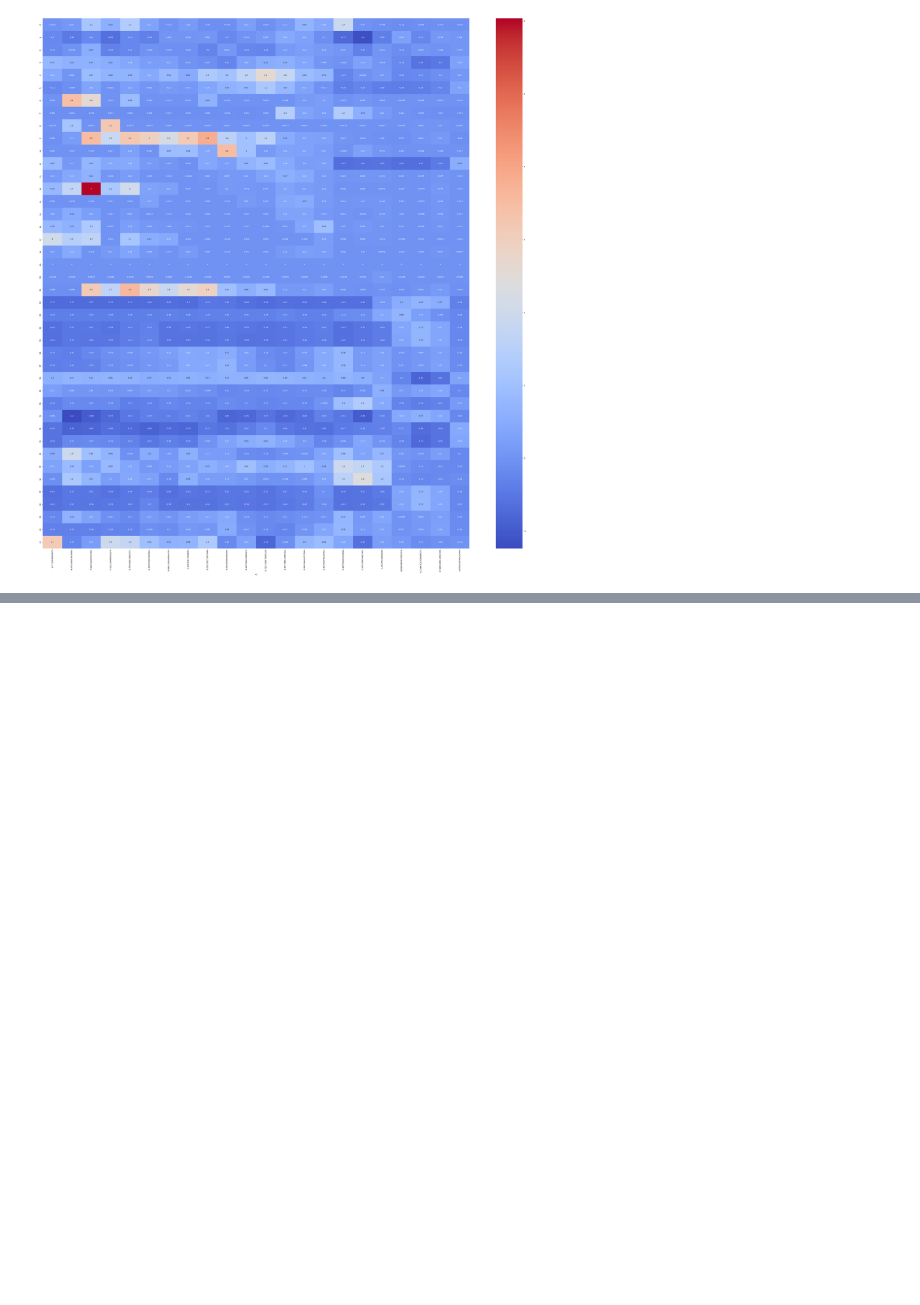
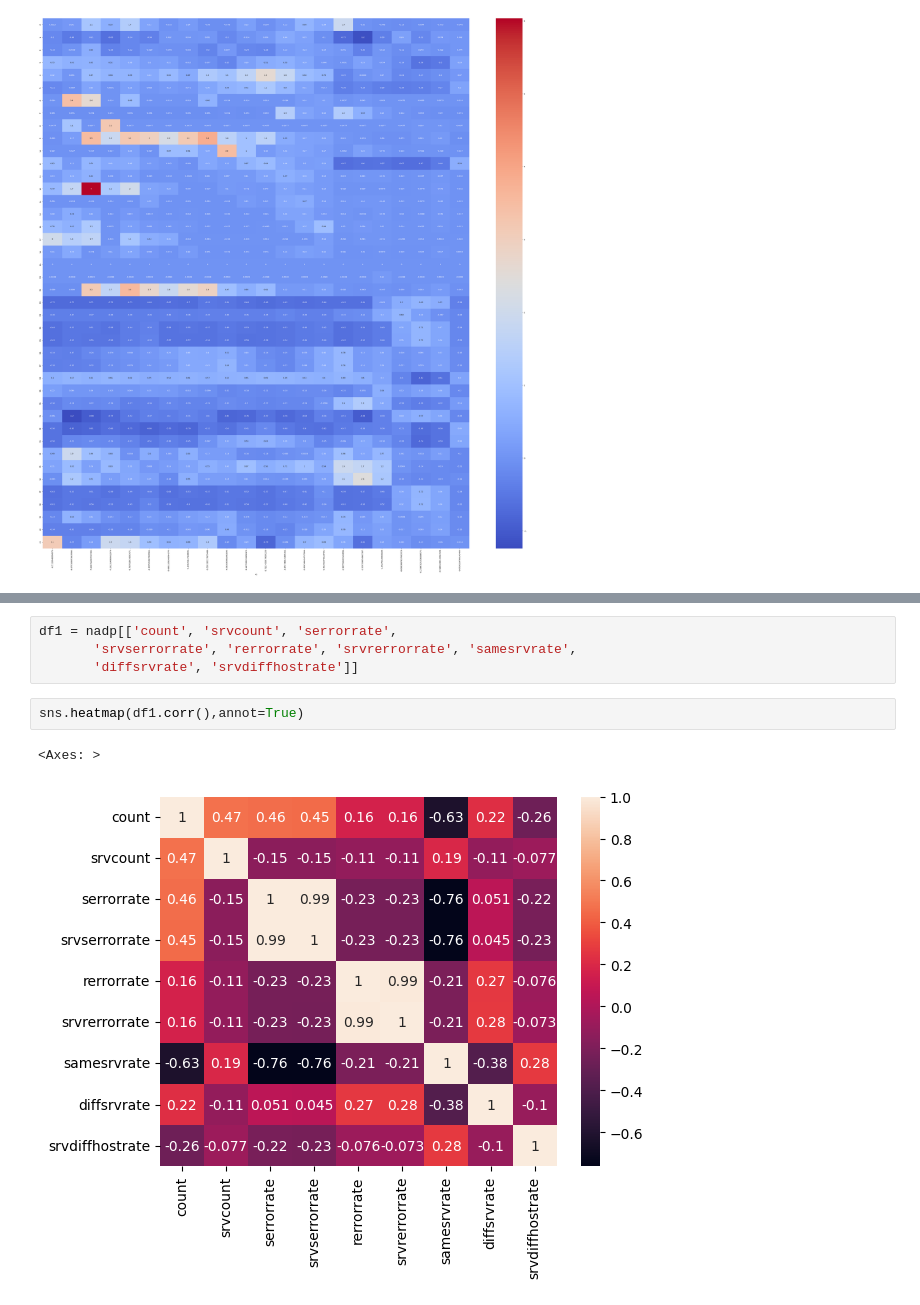
Before and after one commit to Sainadh-Bahadursha/Network_Anomaly_Detection_Project, a Jupyter notebook: Notebooks/Basic_EDA.ipynb, the cells around one changed output, grey strips where cells are left out. Saved outputs shown, nothing was run; the diff lists cells and outputs as text; blank space fills up the shorter version.

```diff
--- a/Notebooks/Basic_EDA.ipynb
+++ b/Notebooks/Basic_EDA.ipynb
@@ -585,0 +629,9 @@ sns.heatmap(df.corr())
+# %%
+df1 = nadp[['count', 'srvcount', 'serrorrate',
+       'srvserrorrate', 'rerrorrate', 'srvrerrorrate', 'samesrvrate',
+       'diffsrvrate', 'srvdiffhostrate']]
+# %%
+sns.heatmap(df1.corr(),annot=True)
+# %% [output]
+<Axes: >
+[figure, added]
```
Also changed, not shown: parts of 15 cells of this notebook, 11 other files.
